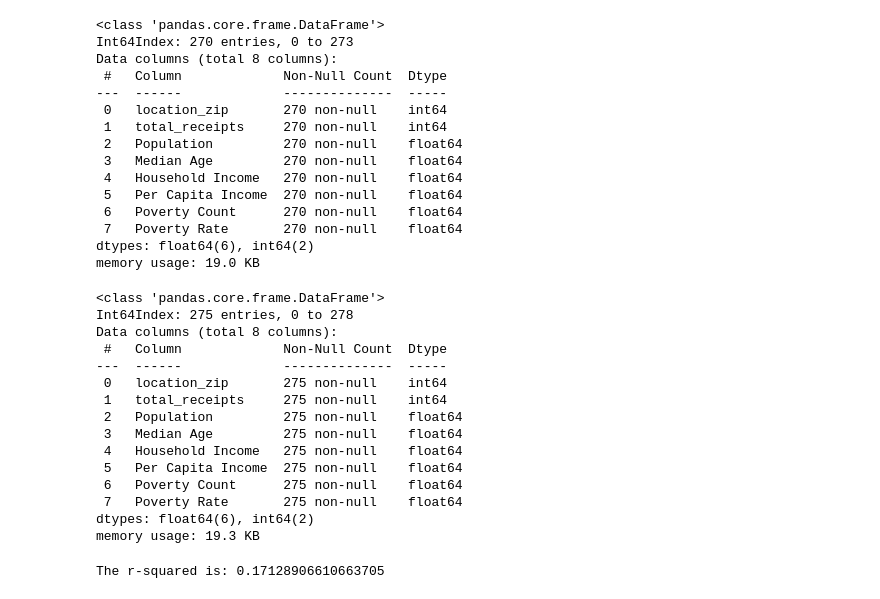
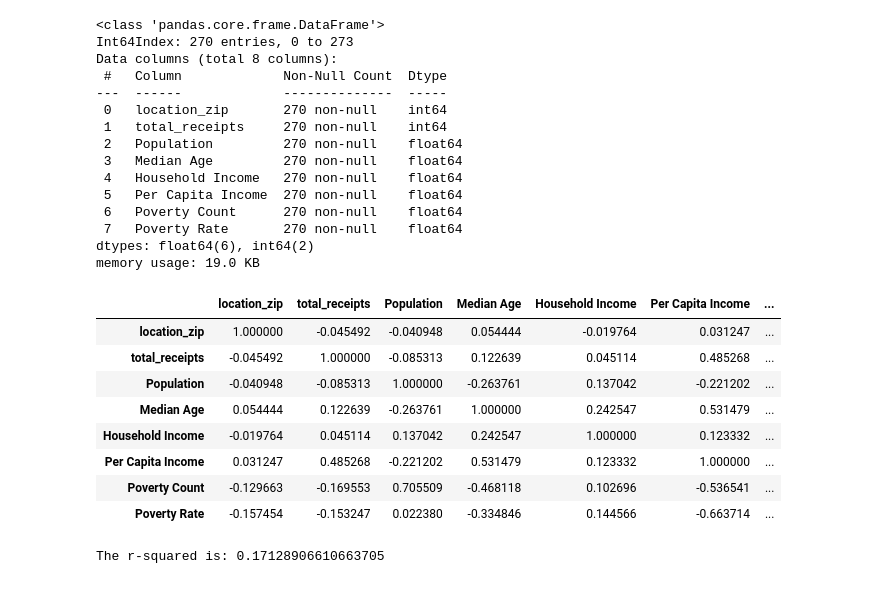
Before and after one commit to KelliDSmith/SMU_Project1_Group1, a Jupyter notebook: regression_kelli.ipynb, the cells around one changed output. Saved outputs shown, nothing was run; the diff lists cells and outputs as text; code cells hidden in the pictures.

```diff
--- a/regression_kelli.ipynb
+++ b/regression_kelli.ipynb
@@ -92,28 +79,22 @@ memory usage: 19.0 KB
 # %%
 #2020 zips vs census data
 mask_2020 = dfcities.year == 2020
 df_2020 = dfcities[mask_2020]
 zip_sales_2020 = pd.DataFrame(df_2020.groupby('location_zip')['total_receipts'].sum()).reset_index()
 regres_2020 = pd.merge(zip_sales_2020,censusdf2,on="location_zip",how="left")
 clean_regress_2020 = regres_2020.dropna(how='any')
 clean_regress_2020.corr()['total_receipts'].reset_index()
-clean_regress_2020.info()
+clean_regress_2020.corr()
 # %% [output]
-<class 'pandas.core.frame.DataFrame'>
-Int64Index: 275 entries, 0 to 278
-Data columns (total 8 columns):
- #   Column             Non-Null Count  Dtype
----  ------             --------------  -----
- 0   location_zip       275 non-null    int64
- 1   total_receipts     275 non-null    int64
- 2   Population         275 non-null    float64
- 3   Median Age         275 non-null    float64
- 4   Household Income   275 non-null    float64
- 5   Per Capita Income  275 non-null    float64
- 6   Poverty Count      275 non-null    float64
- 7   Poverty Rate       275 non-null    float64
-dtypes: float64(6), int64(2)
-memory usage: 19.3 KB
+|  | location_zip | total_receipts | Population | Median Age | Household Income | Per Capita Income | ... |
+| location_zip | 1.000000 | -0.045492 | -0.040948 | 0.054444 | -0.019764 | 0.031247 | ... |
+| total_receipts | -0.045492 | 1.000000 | -0.085313 | 0.122639 | 0.045114 | 0.485268 | ... |
+| Population | -0.040948 | -0.085313 | 1.000000 | -0.263761 | 0.137042 | -0.221202 | ... |
+| Median Age | 0.054444 | 0.122639 | -0.263761 | 1.000000 | 0.242547 | 0.531479 | ... |
+| Household Income | -0.019764 | 0.045114 | 0.137042 | 0.242547 | 1.000000 | 0.123332 | ... |
+| Per Capita Income | 0.031247 | 0.485268 | -0.221202 | 0.531479 | 0.123332 | 1.000000 | ... |
+| Poverty Count | -0.129663 | -0.169553 | 0.705509 | -0.468118 | 0.102696 | -0.536541 | ... |
+| Poverty Rate | -0.157454 | -0.153247 | 0.022380 | -0.334846 | 0.144566 | -0.663714 | ... |
 # %%
 # 2019 zip total sales vs Per Capita Income
 plt.figure(figsize=(8,6))
```
Also changed, not shown: parts of 2 cells of this notebook, 4 other files.
